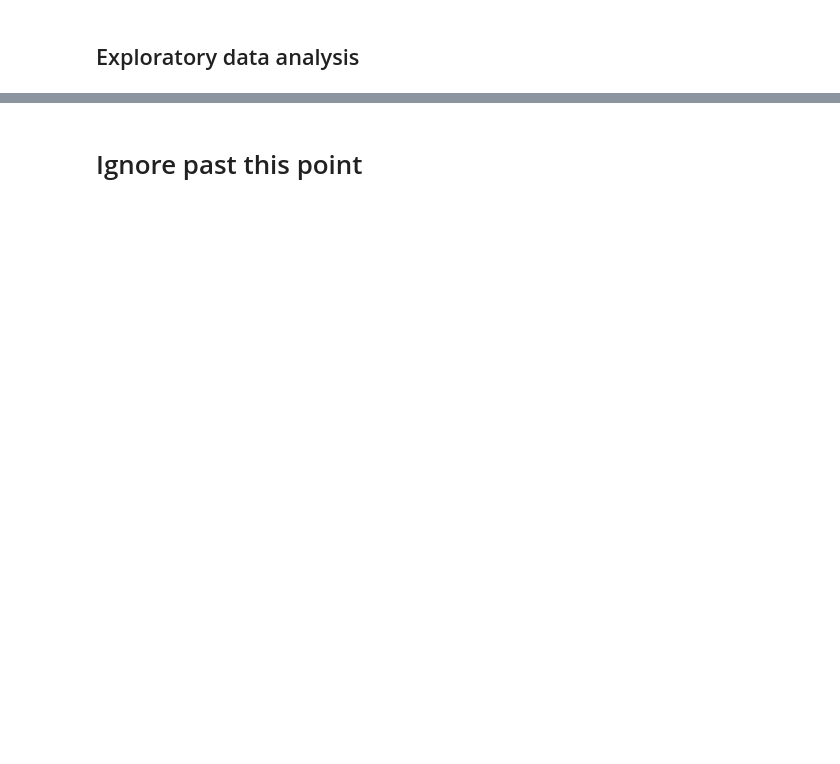
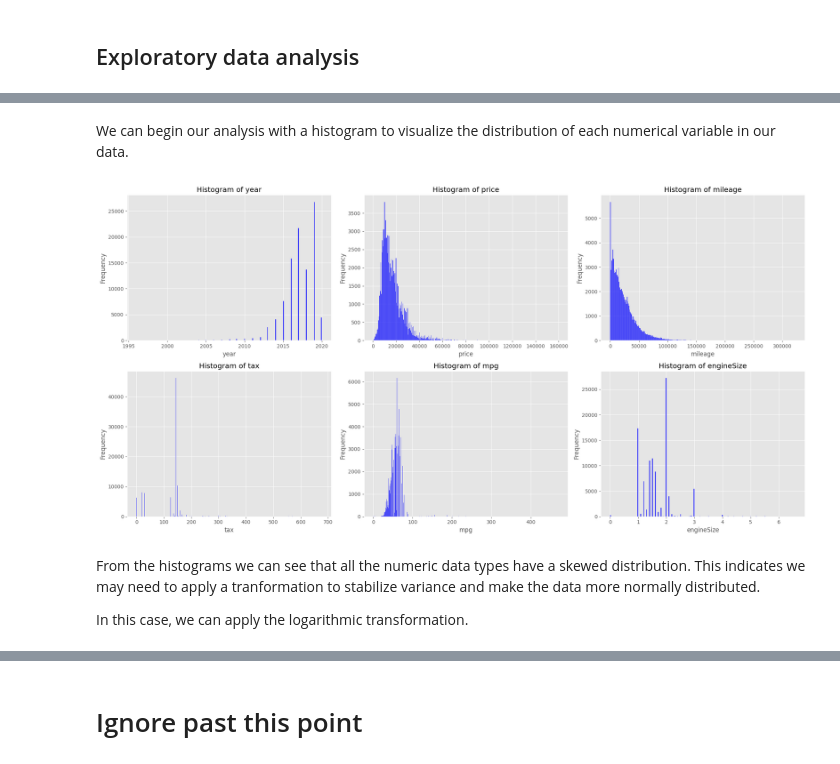
Before and after one commit to j-lepard/Understanding_Used_Car_Prices, a Jupyter notebook: 02.DYLAN.ipynb, the cells around one changed output, grey strips where cells are left out. Cells and saved outputs as stored; diff of their text form; code cells hidden in the pictures; blank space fills up the shorter version.

```diff
--- a/02.DYLAN.ipynb
+++ b/02.DYLAN.ipynb
@@ -209,0 +313,3 @@ memory usage: 916.9+ KB
+# %%
+# replace the value of 2060 with 2006 in the 'year' column
+used_cars_df['year'] = used_cars_df['year'].replace(2060, 2006)
@@ -209,0 +326,9 @@ memory usage: 916.9+ KB
+# %%
+# find the indices of rows where 'year' is 1970
+rows_to_drop = used_cars_df.index[used_cars_df['year'] == 1970].tolist()
+
+# remove the rows
+used_cars_df.drop(index=rows_to_drop, inplace=True)
+
+# reset the index to maintain original DataFrame order
+used_cars_df.reset_index(drop=True, inplace=True)
@@ -209,0 +377,40 @@ memory usage: 916.9+ KB
+# %% [markdown]
+We can begin our analysis with a histogram to visualize the distribution of each numerical variable in our data.
+# %%
+import seaborn as sns
+
+# set the 'ggplot' style
+plt.style.use('ggplot')
+
+# select only the numerical columns
+numeric_columns = used_cars_df.select_dtypes(include = 'number').columns.tolist()
+
+# determine the number of rows and columns for subplots
+num_cols = 3  # number of columns in each row
+num_rows = len(numeric_columns) // num_cols + (len(numeric_columns) % num_cols > 0)
+
+# create subplots
+fig, axs = plt.subplots(num_rows, num_cols, figsize = (20, 5*num_rows))
+
+# flatten the axis array to simplify indexing
+axs = axs.flatten()
+
+# create a histogram for each numerical column
+for i, col in enumerate(numeric_columns):
+    if i < len(numeric_columns):
+        sns.histplot(used_cars_df[col], kde = False, color = 'blue', ax = axs[i])
+        axs[i].set_xlabel(col)
+        axs[i].set_ylabel('Frequency')
+        axs[i].set_title('Histogram of {}'.format(col))
+
+# adjust layout
+plt.tight_layout()
+
+# show the plot
+plt.show()
+# %% [output]
+[figure, added]
+# %% [markdown]
+From the histograms we can see that all the numeric data types have a skewed distribution. This indicates we may need to apply a tranformation to stabilize variance and make the data more normally distributed.
+
+In this case, we can apply the logarithmic transformation.
```
Also changed, not shown: parts of 71 cells of this notebook, 15 other files.
